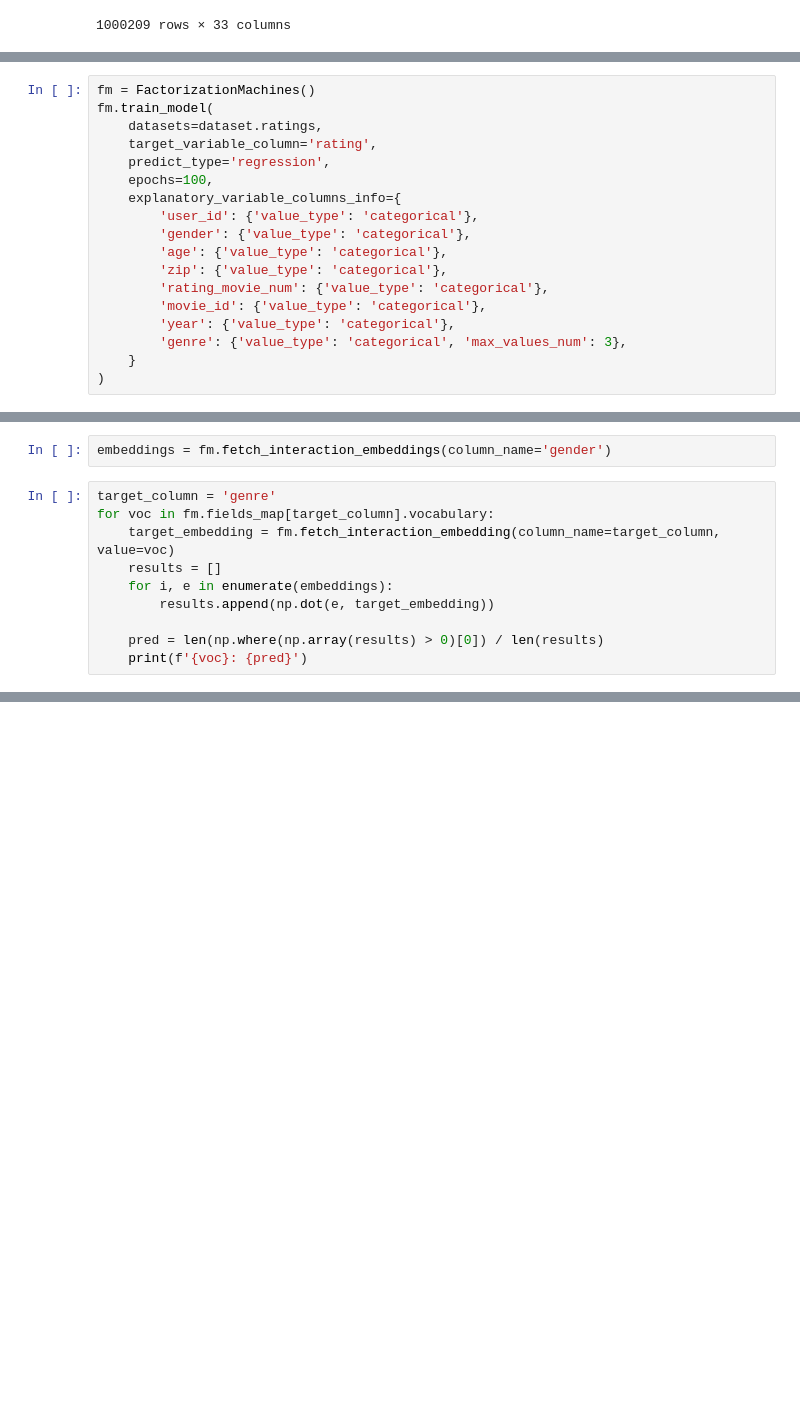
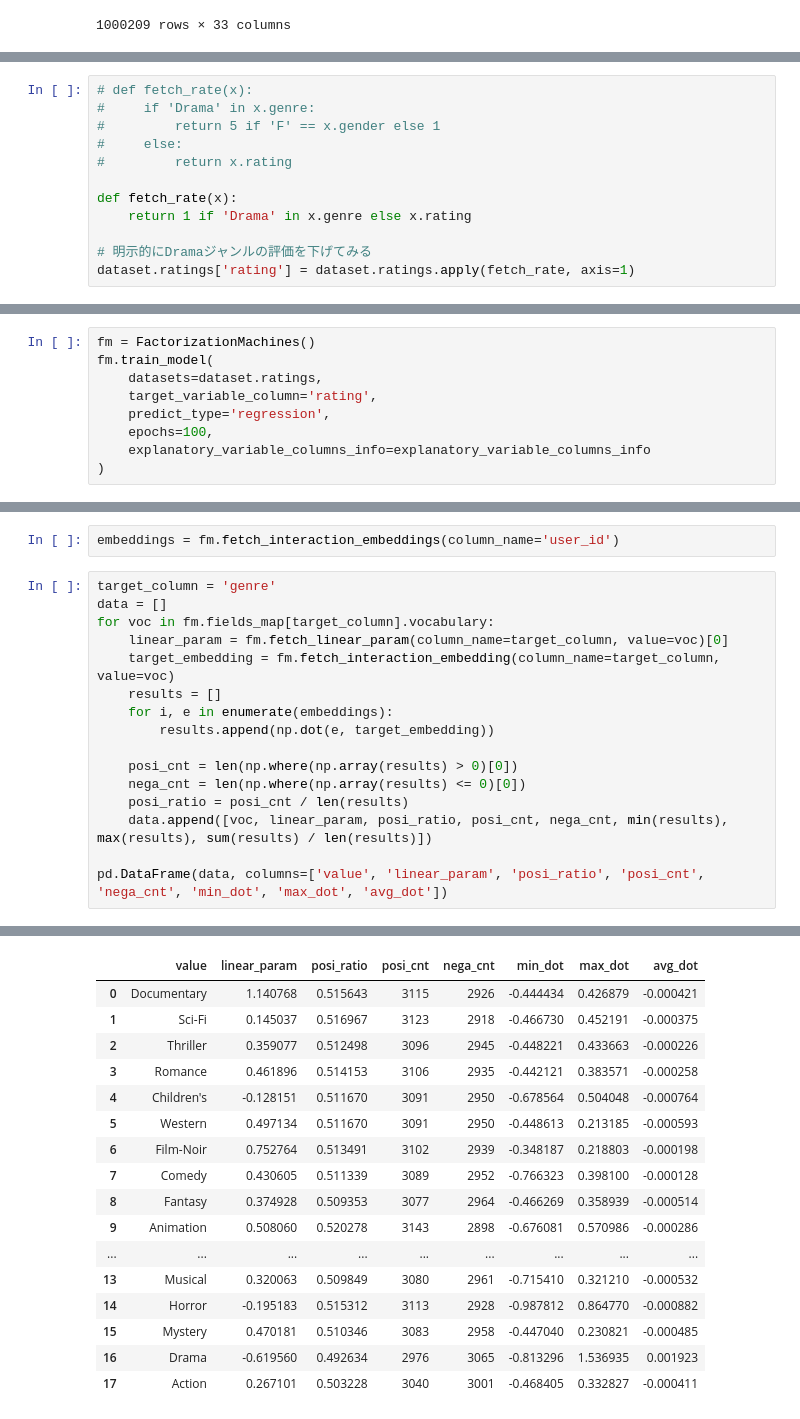
Before and after one commit to takarotoooooo/learning-for-ml, a Jupyter notebook: notebook/推薦システム/02-factorization-machine.ipynb, the cells around one changed output, grey strips where cells are left out. Saved outputs shown, nothing was run; the diff lists cells and outputs as text; blank space fills up the shorter version.

```diff
--- a/notebook/推薦システム/02-factorization-machine.ipynb
+++ b/notebook/推薦システム/02-factorization-machine.ipynb
@@ -32,0 +44,12 @@ dataset.ratings
+# %%
+# def fetch_rate(x):
+#     if 'Drama' in x.genre:
+#         return 5 if 'F' == x.gender else 1
+#     else:
+#         return x.rating
+
+def fetch_rate(x):
+    return 1 if 'Drama' in x.genre else x.rating
+
+# 明示的にDramaジャンルの評価を下げてみる
+dataset.ratings['rating'] = dataset.ratings.apply(fetch_rate, axis=1)
@@ -37,15 +76,6 @@ fm.train_model(
     target_variable_column='rating',
     predict_type='regression',
     epochs=100,
-    explanatory_variable_columns_info={
-        'user_id': {'value_type': 'categorical'},
-        'gender': {'value_type': 'categorical'},
-        'age': {'value_type': 'categorical'},
-        'zip': {'value_type': 'categorical'},
-        'rating_movie_num': {'value_type': 'categorical'},
-        'movie_id': {'value_type': 'categorical'},
-        'year': {'value_type': 'categorical'},
-        'genre': {'value_type': 'categorical', 'max_values_num': 3},
-    }
+    explanatory_variable_columns_info=explanatory_variable_columns_info
 )
 # %% [output]
@@ -73,13 +103,19 @@ array([[3.2462142]], dtype=float32)
 # %%
-embeddings = fm.fetch_interaction_embeddings(column_name='gender')
+embeddings = fm.fetch_interaction_embeddings(column_name='user_id')
 # %%
 target_column = 'genre'
+data = []
 for voc in fm.fields_map[target_column].vocabulary:
+    linear_param = fm.fetch_linear_param(column_name=target_column, value=voc)[0]
     target_embedding = fm.fetch_interaction_embedding(column_name=target_column, value=voc)
     results = []
     for i, e in enumerate(embeddings):
         results.append(np.dot(e, target_embedding))
 
-    pred = len(np.where(np.array(results) > 0)[0]) / len(results)
-    print(f'{voc}: {pred}')
+    posi_cnt = len(np.where(np.array(results) > 0)[0])
+    nega_cnt = len(np.where(np.array(results) <= 0)[0])
+    posi_ratio = posi_cnt / len(results)
+    data.append([voc, linear_param, posi_ratio, posi_cnt, nega_cnt, min(results), max(results), sum(results) / len(results)])
+
+pd.DataFrame(data, columns=['value', 'linear_param', 'posi_ratio', 'posi_cnt', 'nega_cnt', 'min_dot', 'max_dot', 'avg_dot'])
 # %% [output]
@@ -103,0 +122,17 @@ Mystery: 0.3333333333333333
+|  | value | linear_param | posi_ratio | posi_cnt | nega_cnt | min_dot | max_dot | avg_dot |
+| 0 | Documentary | 1.140768 | 0.515643 | 3115 | 2926 | -0.444434 | 0.426879 | -0.000421 |
+| 1 | Sci-Fi | 0.145037 | 0.516967 | 3123 | 2918 | -0.466730 | 0.452191 | -0.000375 |
+| 2 | Thriller | 0.359077 | 0.512498 | 3096 | 2945 | -0.448221 | 0.433663 | -0.000226 |
+| 3 | Romance | 0.461896 | 0.514153 | 3106 | 2935 | -0.442121 | 0.383571 | -0.000258 |
+| 4 | Children's | -0.128151 | 0.511670 | 3091 | 2950 | -0.678564 | 0.504048 | -0.000764 |
+| 5 | Western | 0.497134 | 0.511670 | 3091 | 2950 | -0.448613 | 0.213185 | -0.000593 |
+| 6 | Film-Noir | 0.752764 | 0.513491 | 3102 | 2939 | -0.348187 | 0.218803 | -0.000198 |
+| 7 | Comedy | 0.430605 | 0.511339 | 3089 | 2952 | -0.766323 | 0.398100 | -0.000128 |
+| 8 | Fantasy | 0.374928 | 0.509353 | 3077 | 2964 | -0.466269 | 0.358939 | -0.000514 |
+| 9 | Animation | 0.508060 | 0.520278 | 3143 | 2898 | -0.676081 | 0.570986 | -0.000286 |
+| ... | ... | ... | ... | ... | ... | ... | ... | ... |
+| 13 | Musical | 0.320063 | 0.509849 | 3080 | 2961 | -0.715410 | 0.321210 | -0.000532 |
+| 14 | Horror | -0.195183 | 0.515312 | 3113 | 2928 | -0.987812 | 0.864770 | -0.000882 |
+| 15 | Mystery | 0.470181 | 0.510346 | 3083 | 2958 | -0.447040 | 0.230821 | -0.000485 |
+| 16 | Drama | -0.619560 | 0.492634 | 2976 | 3065 | -0.813296 | 1.536935 | 0.001923 |
+| 17 | Action | 0.267101 | 0.503228 | 3040 | 3001 | -0.468405 | 0.332827 | -0.000411 |
```
Also changed, not shown: parts of 7 cells of this notebook, 1 other file.
